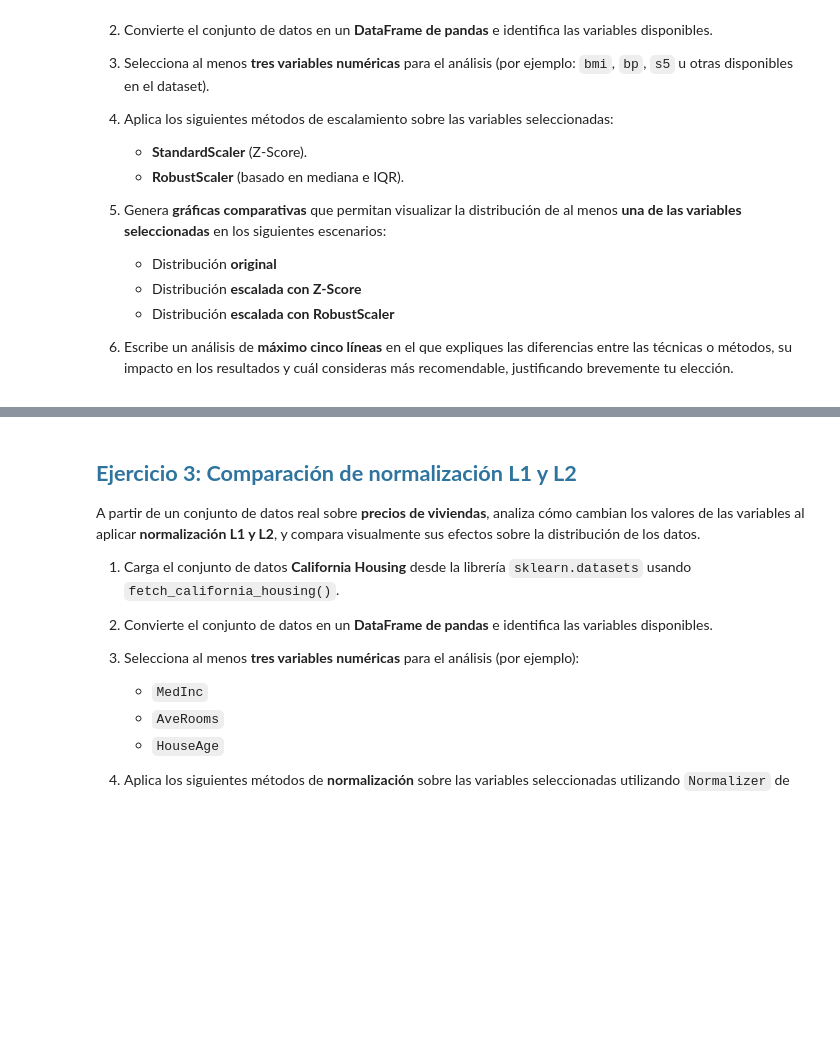
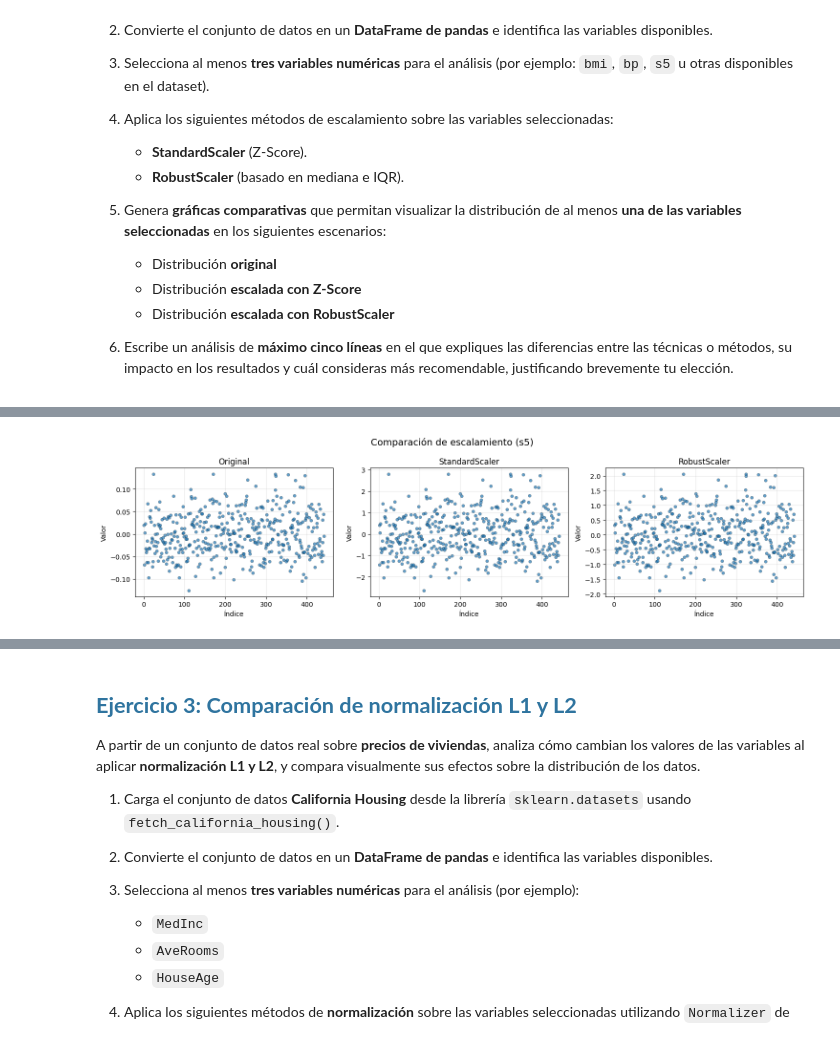
Before and after one commit to JulianCarvajal/BeatAnalytics, a Jupyter notebook: sesiones_practicas/sp_3_natalia_bernal_julian_carvajal.ipynb, the cells around one changed output, grey strips where cells are left out. Drawn from its saved outputs; the diff is of its cells as text; code cells hidden in the pictures; blank space fills up the shorter version.

```diff
--- a/sesiones_practicas/sp_3_natalia_bernal_julian_carvajal.ipynb
+++ b/sesiones_practicas/sp_3_natalia_bernal_julian_carvajal.ipynb
@@ -193,0 +278,27 @@ A partir de un conjunto de datos real sobre **diabetes**, analiza cómo cambia l
+# %%
+indices = np.arange(1, len(df_scaled) + 1)
+
+fig, axs = plt.subplots(1, 3, figsize=(15, 4))
+fig.suptitle('Comparación de escalamiento (s5)', fontsize=14)
+
+axs = axs.flatten()
+
+for i, (col, titulo) in enumerate(transformaciones):
+    axs[i].scatter(
+        indices,
+        df_scaled[col],
+        alpha=0.7,
+        s=20,
+        edgecolors='black',
+        linewidth=0.3
+    )
+
+    axs[i].set_title(titulo)
+    axs[i].set_xlabel('Índice')
+    axs[i].set_ylabel('Valor')
+    axs[i].grid(True, alpha=0.3)
+
+plt.tight_layout()
+plt.show()
+# %% [output]
+[figure, added]
```
Also changed, not shown: parts of 6 cells of this notebook.
